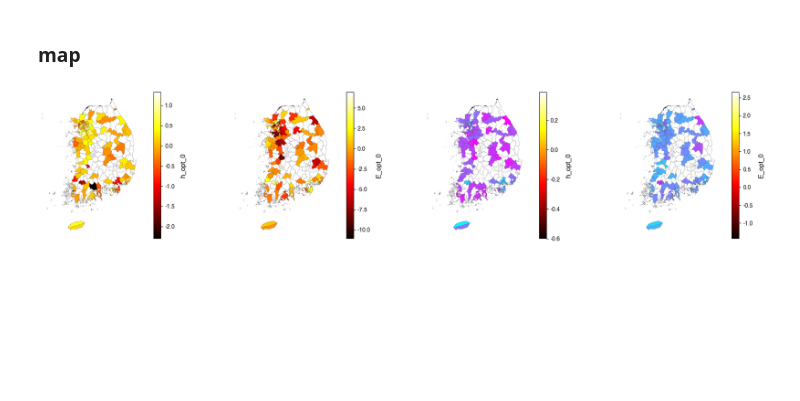
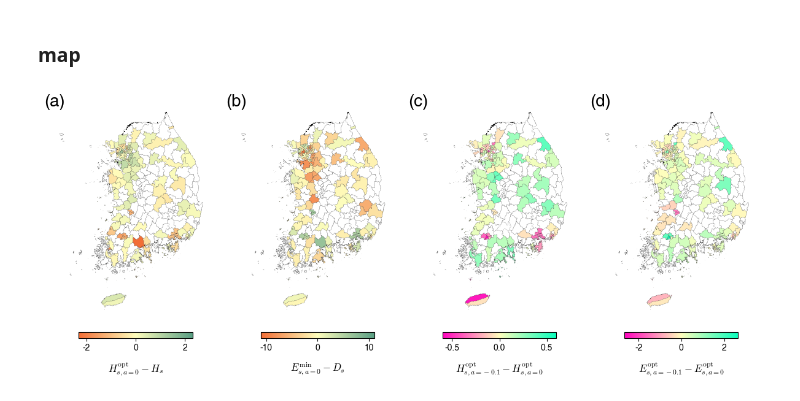
Before and after one commit to kwyosu7/Tuberculosis_hospital_optimization, a Jupyter notebook: article_figure.ipynb, the cells around one changed output. Saved outputs shown, nothing was run; the diff lists cells and outputs as text; code cells hidden in the pictures; blank space fills up the shorter version.

Commit message:
get main figure

```diff
--- a/article_figure.ipynb
+++ b/article_figure.ipynb
@@ -16,10 +16,6 @@ import seaborn as sns
 color_list = [rgb_to_hex(237,74,184),rgb_to_hex(158,95,253),rgb_to_hex(255,206,81),rgb_to_hex(119,200,236),rgb_to_hex(24,218,210),rgb_to_hex(111,237,155),rgb_to_hex(102,0,51),rgb_to_hex(0,0,0),rgb_to_hex(211,196,147),rgb_to_hex(186,159,72),rgb_to_hex(89,80,65),rgb_to_hex(231,85,0),rgb_to_hex(0,138,148),rgb_to_hex(223,105,98)]
 from mpl_toolkits.axes_grid1.inset_locator import inset_axes
 mark=np.array(['o', 'v', '^', '<', '>', '8', 's', 'p', '*', 'h', 'H', 'D', 'd', 'P', 'X','o', 'v', '^', '<', '>', '8', 's', 'p', ])
-def rgb_to_hex(r, g, b):
-    r, g, b = int(r), int(g), int(b)
-    return '#' + hex(r)[2:].zfill(2) + hex(g)[2:].zfill(2) + hex(b)[2:].zfill(2)
-color_list = [rgb_to_hex(237,74,184),rgb_to_hex(158,95,253),rgb_to_hex(255,206,81),rgb_to_hex(119,200,236),rgb_to_hex(24,218,210),rgb_to_hex(111,237,155),rgb_to_hex(102,0,51),rgb_to_hex(0,0,0),rgb_to_hex(211,196,147),rgb_to_hex(186,159,72),rgb_to_hex(89,80,65),rgb_to_hex(231,85,0),rgb_to_hex(0,138,148),rgb_to_hex(223,105,98)]
 color_list = color_list*2
 # %%
 def E(data_, h_pd=None, a=None, b=None):
@@ -1100,56 +1096,80 @@ kr_sgg['h_opt_0'] = concat_h_0
 kr_sgg['E_opt_01'] = concat_E_01
 kr_sgg['E_opt_0'] = concat_E_0
 # %%
+title_pos=[-0., 1.]
+title_size = 20
+
+
 # Create gridspec for 1 row and 3 columns
-fig = plt.figure(figsize=[20,4])  # Adjust the figure size as needed figsize=(15, 5)
+fig = plt.figure(figsize=[12,6])  # Adjust the figure size as needed figsize=(15, 5)
 gs = GridSpec(1,4, figure=fig)
 
 colors_0 = ['#FFFFFF']  # Red color for 0 values
 cmap_0 = LinearSegmentedColormap.from_list('zero_cmap', colors_0, gamma=1)
 norm_0 = mpl.colors.Normalize(vmin=0, vmax=0.1)
 
-# Subplot 1
+color_map1=['#F26E36', '#FFFEBD', '#5A9F84']
+cmap_1= LinearSegmentedColormap.from_list('my_cmap', color_map1, gamma=1)
+
+color_map2=['#FF04BD', '#FFFEBD', '#09FEBD']
+cmap_2= LinearSegmentedColormap.from_list('my_cmap', color_map2, gamma=1)
+
+
+# Subplot 1: Plot for 'h_opt_0'
 ax1 = fig.add_subplot(gs[0])
-norm_1 = Normalize(vmin=min(kr_sgg['h_opt_0']), vmax=max(kr_sgg['h_opt_0']))
-kr_sgg[kr_sgg['h_opt_0'] != 0].plot(column='h_opt_0', ax=ax1, cmap='hot', ec='k', norm=norm_1, legend=False, vmin=min(kr_sgg['h_opt_0']), vmax=max(kr_sgg['h_opt_0']), alpha=1, linewidth=0.1)
+norm_1 = Normalize(vmin=-max(np.abs(kr_sgg['h_opt_0'])), vmax=max(np.abs(kr_sgg['h_opt_0'])))
+kr_sgg[kr_sgg['h_opt_0'] != 0].plot(column='h_opt_0', ax=ax1, cmap=cmap_1, ec='k', norm=norm_1, legend=False,
+                                     vmin=-max(np.abs(kr_sgg['h_opt_0'])), vmax=max(np.abs(kr_sgg['h_opt_0'])), alpha=1, linewidth=0.1)
 kr_sgg[kr_sgg['h_opt_0'].isna()].plot(column='h_opt_0', ax=ax1, ec='k', color='#FFFFFF', alpha=1, linewidth=0.1)
-ax1.set_xlim(0.755e6, 1.23e6)
+ax1.set_xlim(0.73e6, 1.23e6)
 ax1.axis(False)
-# Colorbar for ax1
-cbar_ax1 = fig.colorbar(plt.cm.ScalarMappable(cmap='hot', norm=norm_1), ax=ax1, fraction=0.046, pad=0.04)
-cbar_ax1.set_label('h_opt_0', labelpad=10, fontsize=12)
+# Colorbar for ax1 (horizontal)
+cbar_ax1 = fig.colorbar(plt.cm.ScalarMappable(cmap=cmap_1, norm=norm_1), ax=ax1, orientation='horizontal', fraction=0.046, pad=0.04, shrink=0.7)
+cbar_ax1.set_label(r'$H^\mathrm{opt}_{s,a=0} - H_s$', labelpad=10, fontsize=12)
+ax1.text(title_pos[0], title_pos[1], '(a)', fontsize=title_size,  ha='center', va='center',transform=ax1.transAxes)
 
+# Subplot 2: Plot for 'E_opt_0'
 ax2 = fig.add_subplot(gs[1])
-norm_2 = Normalize(vmin=min(kr_sgg['E_opt_0']), vmax=max(kr_sgg['E_opt_0']))
-kr_sgg[kr_sgg['E_opt_0'] != 0].plot(column='E_opt_0', ax=ax2, cmap='hot', ec='k', norm=norm_2, legend=False, vmin=min(kr_sgg['E_opt_0']), vmax=max(kr_sgg['E_opt_0']), alpha=1, linewidth=0.1)
+norm_2 = Normalize(vmin=-max(np.abs(kr_sgg['E_opt_0'])), vmax=max(np.abs(kr_sgg['E_opt_0'])))
+kr_sgg[kr_sgg['E_opt_0'] != 0].plot(column='E_opt_0', ax=ax2, cmap=cmap_1, ec='k', norm=norm_2, legend=False,
+                                     vmin=-max(np.abs(kr_sgg['E_opt_0'])), vmax=max(np.abs(kr_sgg['E_opt_0'])), alpha=1, linewidth=0.1)
 kr_sgg[kr_sgg['E_opt_0'].isna()].plot(column='E_opt_0', ax=ax2, ec='k', color='#FFFFFF', alpha=1, linewidth=0.1)
-ax2.set_xlim(0.755e6, 1.23e6)
+ax2.set_xlim(0.73e6, 1.23e6)
 ax2.axis(False)
-# Colorbar for ax2
-cbar_ax2 = fig.colorbar(plt.cm.ScalarMappable(cmap='hot', norm=norm_2), ax=ax2, fraction=0.046, pad=0.04)
-cbar_ax2.set_label('E_opt_0', labelpad=10, fontsize=12)
+# Colorbar for ax2 (horizontal)
+cbar_ax2 = fig.colorbar(plt.cm.ScalarMappable(cmap=cmap_1, norm=norm_2), ax=ax2, orientation='horizontal', fraction=0.046, pad=0.04, shrink=0.7)
+cbar_ax2.set_label(r'$E^\mathrm{min}_{s,a=0} - D_s$', labelpad=10, fontsize=12)
+ax2.text(title_pos[0], title_pos[1], '(b)', fontsize=title_size,  ha='center', va='center',transform=ax2.transAxes)
 
+# Subplot 3: Plot for 'h_opt_01'
 ax3 = fig.add_subplot(gs[2])
-norm_3 = Normalize(vmin=min(kr_sgg['h_opt_01']), vmax=max(kr_sgg['h_opt_01']))
-kr_sgg[kr_sgg['h_opt_01'] != 0].plot(column='h_opt_01', ax=ax3, cmap='cool', ec='k', norm=norm_3, legend=False, vmin=min(kr_sgg['h_opt_01']), vmax=max(kr_sgg['h_opt_01']), alpha=1, linewidth=0.1)
+norm_3 = Normalize(vmin=-max(np.abs(kr_sgg['h_opt_01'])), vmax=max(np.abs(kr_sgg['h_opt_01'])))
+kr_sgg[kr_sgg['h_opt_01'] != 0].plot(column='h_opt_01', ax=ax3, cmap=cmap_2, ec='k', norm=norm_3, legend=False,
+                                     vmin=-max(np.abs(kr_sgg['h_opt_01'])), vmax=max(np.abs(kr_sgg['h_opt_01'])), alpha=1, linewidth=0.1)
 kr_sgg[kr_sgg['h_opt_01'].isna()].plot(column='h_opt_01', ax=ax3, ec='k', color='#FFFFFF', alpha=1, linewidth=0.1)
-ax3.set_xlim(0.755e6, 1.23e6)
+ax3.set_xlim(0.73e6, 1.23e6)
 ax3.axis(False)
-# Colorbar for ax1
-cbar_ax1 = fig.colorbar(plt.cm.ScalarMappable(cmap='cool', norm=norm_3), ax=ax3, fraction=0.046, pad=0.04)
-cbar_ax1.set_label('h_opt_0', labelpad=10, fontsize=12)
+# Colorbar for ax3 (horizontal)
+cbar_ax3 = fig.colorbar(plt.cm.ScalarMappable(cmap=cmap_2, norm=norm_3), ax=ax3, orientation='horizontal', fraction=0.046, pad=0.04, shrink=0.7)
+cbar_ax3.set_label(r'$H^\mathrm{opt}_{s,a=-0.1} - H^\mathrm{opt}_{s,a=0}$', labelpad=10, fontsize=12)
+ax3.text(title_pos[0], title_pos[1], '(c)', fontsize=title_size,  ha='center', va='center',transform=ax3.transAxes)
 
+# Subplot 4: Plot for 'E_opt_01'
 ax4 = fig.add_subplot(gs[3])
-norm_4 = Normalize(vmin=min(kr_sgg['E_opt_01']), vmax=max(kr_sgg['E_opt_01']))
-kr_sgg[kr_sgg['E_opt_01'] != 0].plot(column='E_opt_01', ax=ax4, cmap='cool', ec='k', norm=norm_4, legend=False, vmin=min(kr_sgg['E_opt_01']), vmax=max(kr_sgg['E_opt_01']), alpha=1, linewidth=0.1)
+norm_4 = Normalize(vmin=-max(np.abs(kr_sgg['E_opt_01'])), vmax=max(np.abs(kr_sgg['E_opt_01'])))
+kr_sgg[kr_sgg['E_opt_01'] != 0].plot(column='E_opt_01', ax=ax4, cmap=cmap_2, ec='k', norm=norm_4, legend=False,
+                                     vmin=min(kr_sgg['E_opt_01']), vmax=max(kr_sgg['E_opt_01']), alpha=1, linewidth=0.1)
 kr_sgg[kr_sgg['E_opt_01'].isna()].plot(column='E_opt_01', ax=ax4, ec='k', color='#FFFFFF', alpha=1, linewidth=0.1)
-ax4.set_xlim(0.755e6, 1.23e6)
+ax4.set_xlim(0.73e6, 1.23e6)
 ax4.axis(False)
-# Colorbar for ax2
-cbar_ax4 = fig.colorbar(plt.cm.ScalarMappable(cmap='cool', norm=norm_4), ax=ax4, fraction=0.046, pad=0.04)
-cbar_ax4.set_label('E_opt_0', labelpad=10, fontsize=12)
+# Colorbar for ax4 (horizontal)
+cbar_ax4 = fig.colorbar(plt.cm.ScalarMappable(cmap=cmap_2, norm=norm_4), ax=ax4, orientation='horizontal', fraction=0.046, pad=0.04, shrink=0.7)
+cbar_ax4.set_label(r'$E^\mathrm{opt}_{s,a=-0.1} - E^\mathrm{opt}_{s,a=0}$', labelpad=10, fontsize=12)
+ax4.text(title_pos[0], title_pos[1], '(d)', fontsize=title_size,  ha='center', va='center',transform=ax4.transAxes)
 
+# Adjust layout for better spacing
 plt.tight_layout()
+# plt.savefig('/home/users/YongsungKwon/workplace/Yongpyter/Tuberculosis_hospital_optimization/data_result/figure/dH_dE_map.png',dpi=300, transparent=True)
 plt.show()
 # %% [output]
-[figure, old version]
+[figure, new version]
```
Also changed, not shown: parts of 7 cells of this notebook.
